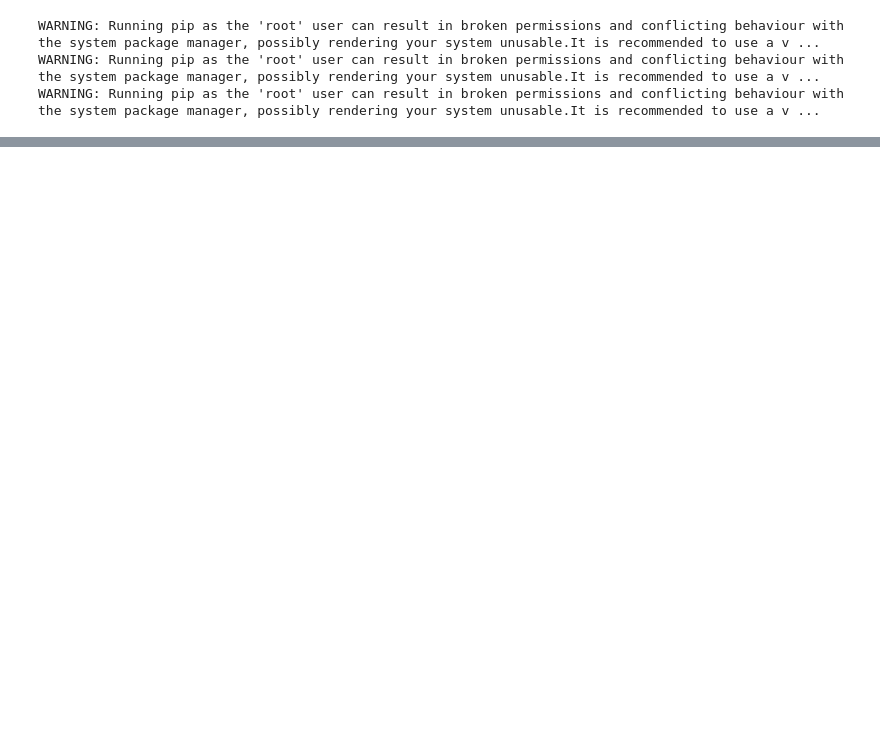
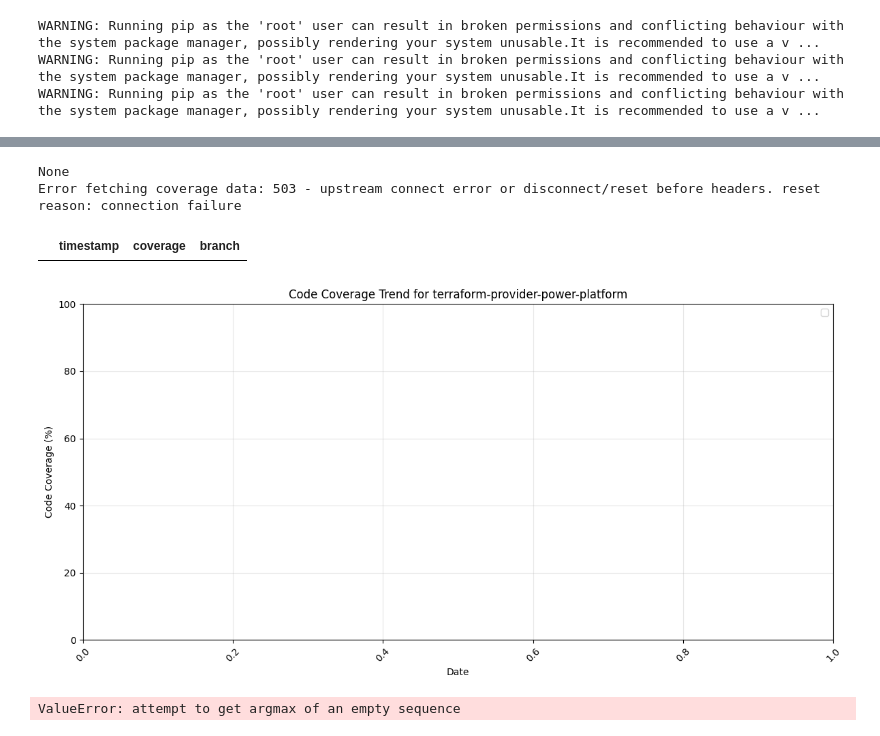
Before and after one commit to devorekristen/terraform-provider-power-platform, a Jupyter notebook: metrics/metrics.ipynb, the cells around one changed output, grey strips where cells are left out. Saved outputs shown, nothing was run; the diff lists cells and outputs as text; code cells hidden in the pictures; blank space fills up the shorter version.

```diff
--- a/metrics/metrics.ipynb
+++ b/metrics/metrics.ipynb
@@ -312,3 +286,83 @@ Latest coverage (2025-02-20): 72.56%
+# %%
+import requests
+import os
+from datetime import datetime
+import pandas as pd
+import matplotlib.pyplot as plt
+
+# Get code coverage data from codecov.io api for the main branch
+url = "https://codecov.io/api/v2/gh/microsoft/terraform-provider-power-platform/coverage"
+# Get the authentication token from environment variables
+headers = {
+    "Authorization": f"Bearer {os.getenv('CODECOV_TOKEN')}"
+}
+print(os.getenv('CODECOV_TOKEN'))
+
+# Make the API request
+response = requests.get(url, headers=headers)
+
+# Check if request was successful
+if response.status_code == 200:
+    data = response.json()
+    coverage_points = []
+
+    # Extract coverage data points
+    for report in data.get("results", []):
+        # Extract relevant fields from each report
+        timestamp = datetime.fromisoformat(report.get("timestamp").replace("Z", "+00:00"))
+        coverage_pct = report.get("totals", {}).get("coverage", 0)
+        branch = report.get("branch", "main")
+
+        coverage_points.append({
+            "timestamp": timestamp,
+            "coverage": coverage_pct,
+            "branch": branch
+        })
+
+    # Create DataFrame with the coverage data
+    df_coverage = pd.DataFrame(coverage_points)
+
+    # Sort by timestamp
+    if not df_coverage.empty:
+        df_coverage = df_coverage.sort_values("timestamp")
+else:
+    print(f"Error fetching coverage data: {response.status_code} - {response.text}")
+    df_coverage = pd.DataFrame(columns=["timestamp", "coverage", "branch"])
+
+display(df_coverage)
+# Plot coverage trends
+plt.figure(figsize=(12, 6))
+
+# Group by branch and plot each as a separate line
+for branch, data in df_coverage.groupby('branch'):
+    line = plt.plot(data['timestamp'], data['coverage'], marker='o', label=f"Branch: {branch}")
+    # Add data labels to each point
+    for i, txt in enumerate(data['coverage']):
+        plt.annotate(f"{txt:.1f}%",
+                    (data['timestamp'].iloc[i], data['coverage'].iloc[i]),
+                    textcoords="offset points",
+                    xytext=(0,10),
+                    ha='center')
+
+plt.xlabel('Date')
+plt.ylabel('Code Coverage (%)')
+plt.title('Code Coverage Trend for terraform-provider-power-platform')
+plt.ylim(0, 100)  # Set y-axis to show full percentage range (0-100%)
+plt.grid(True, alpha=0.3)
+plt.legend()
+plt.xticks(rotation=45)
+plt.tight_layout()
+plt.show()
+
+# Print latest coverage
+latest = df_coverage.loc[df_coverage['timestamp'].idxmax()]
+print(f"Latest coverage ({latest['timestamp'].strftime('%Y-%m-%d')}): {latest['coverage']:.2f}%")
+# %% [output]
+None
+Error fetching coverage data: 503 - upstream connect error or disconnect/reset before headers. reset reason: connection failure
+|  | timestamp | coverage | branch |
+[figure, added]
+ValueError: attempt to get argmax of an empty sequence
 # %%
 from github import Github
 import pandas as pd
```
Also changed, not shown: parts of 12 cells of this notebook.
